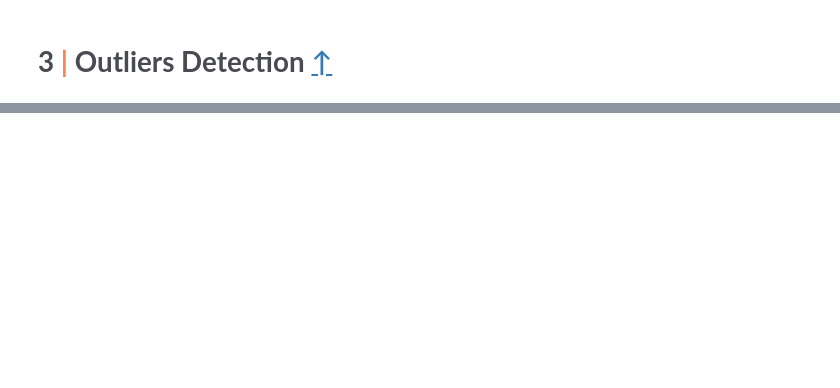
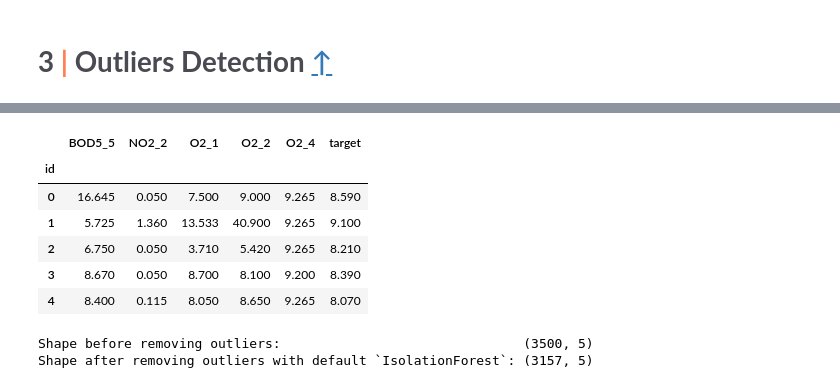
Before and after one commit to mateuszk098/kaggle-notebooks, a Jupyter notebook: playground_series_s3e21/oxygen_in_water_eda.ipynb, the cells around one changed output, grey strips where cells are left out. Cells and saved outputs as stored; diff of their text form; code cells hidden in the pictures; blank space fills up the shorter version.

```diff
--- a/playground_series_s3e21/oxygen_in_water_eda.ipynb
+++ b/playground_series_s3e21/oxygen_in_water_eda.ipynb
@@ -1075,7 +1082,7 @@ fig.update_layout(
 )
 fig.show()
 # %%
-mse_vars = importances.Feature[:-1].to_list()
+mse_vars = importances.Feature[:3].to_list()
 print(CLR + "Important features under the reduction in MSE criterion:\n")
 print(*mse_vars)
 # %% [output]
@@ -1461 +1468,5 @@ plt.show()
 </p>
+# %%
+shap_vars = ["O2_1", "O2_2", "O2_4", "BOD5_5"]
+print(CLR + "Important features under the SHAP:\n")
+print(*shap_vars)
@@ -1498,0 +1597,11 @@ plt.show()
+# %%
+train_selected = train[selected_features].join(train.target)
+train_selected.head().style.set_table_styles(DF_STYLE).format(precision=3)
+# %% [output]
+|  | BOD5_5 | NO2_2 | O2_1 | O2_2 | O2_4 | target |
+| id |  |  |  |  |  |  |
+| 0 | 16.645 | 0.050 | 7.500 | 9.000 | 9.265 | 8.590 |
+| 1 | 5.725 | 1.360 | 13.533 | 40.900 | 9.265 | 9.100 |
+| 2 | 6.750 | 0.050 | 3.710 | 5.420 | 9.265 | 8.210 |
+| 3 | 8.670 | 0.050 | 8.700 | 8.100 | 9.200 | 8.390 |
+| 4 | 8.400 | 0.115 | 8.050 | 8.650 | 9.265 | 8.070 |
@@ -1498,0 +1623,17 @@ plt.show()
+# %%
+X_selected = train_selected.drop("target", axis=1)
+y_selected = train_selected.target
+
+X_example = remove_outliers(X_selected, "IsolationForest", random_state=42)
+
+print(
+    CLR + "Shape before removing outliers:                              ",
+    RED + str(X_selected.shape),
+)
+print(
+    CLR + "Shape after removing outliers with default `IsolationForest`:",
+    RED + str(X_example.shape),
+)
+# %% [output]
+Shape before removing outliers:                               (3500, 5)
+Shape after removing outliers with default `IsolationForest`: (3157, 5)
```
Also changed, not shown: parts of 36 cells of this notebook.
